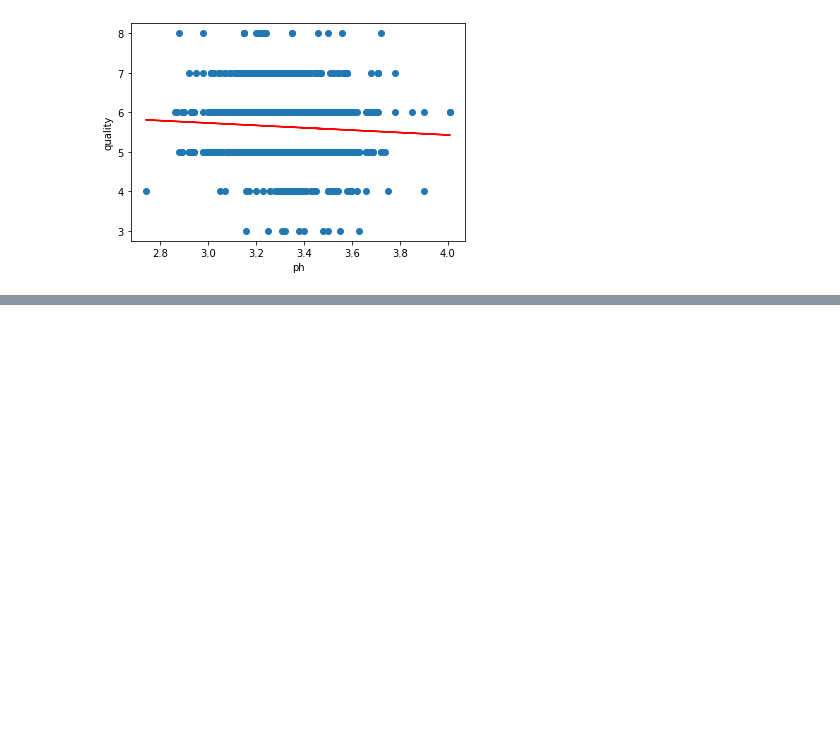
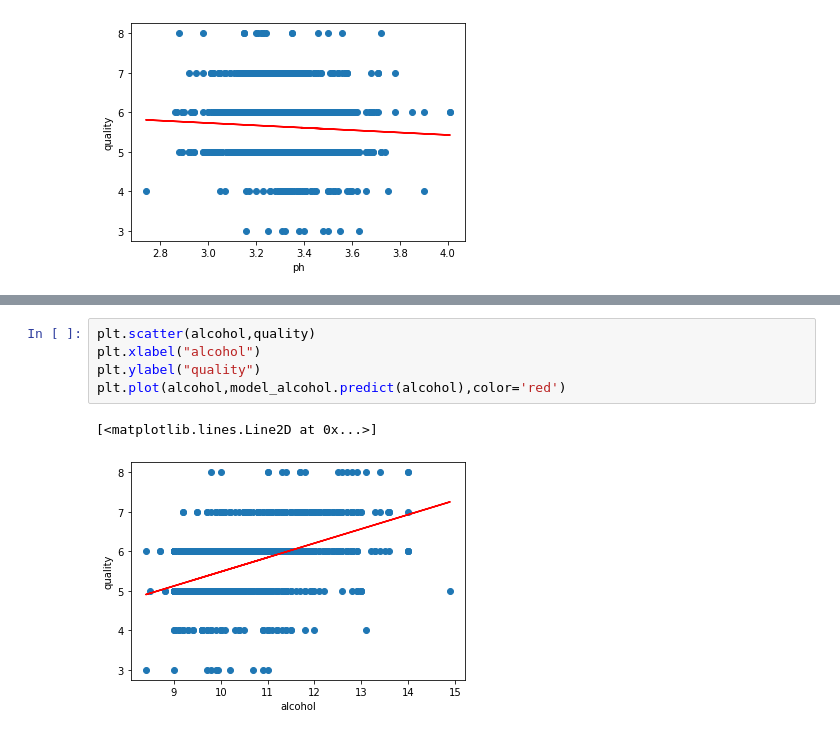
Before and after one commit to viniolvs/ML-Regression, a Jupyter notebook: trab3.ipynb, the cells around one changed output, grey strips where cells are left out. Drawn from its saved outputs; the diff is of its cells as text; blank space fills up the shorter version.

Commit message:
Correlation graphics

```diff
--- a/trab3.ipynb
+++ b/trab3.ipynb
@@ -206,0 +210,8 @@ plt.plot(sulphates,model_sulphates.predict(sulphates),color='red')
+# %%
+plt.scatter(alcohol,quality)
+plt.xlabel("alcohol")
+plt.ylabel("quality")
+plt.plot(alcohol,model_alcohol.predict(alcohol),color='red')
+# %% [output]
+[<matplotlib.lines.Line2D at 0x...>]
+[figure, added]
```
Also changed, not shown: parts of 1 cell of this notebook.
